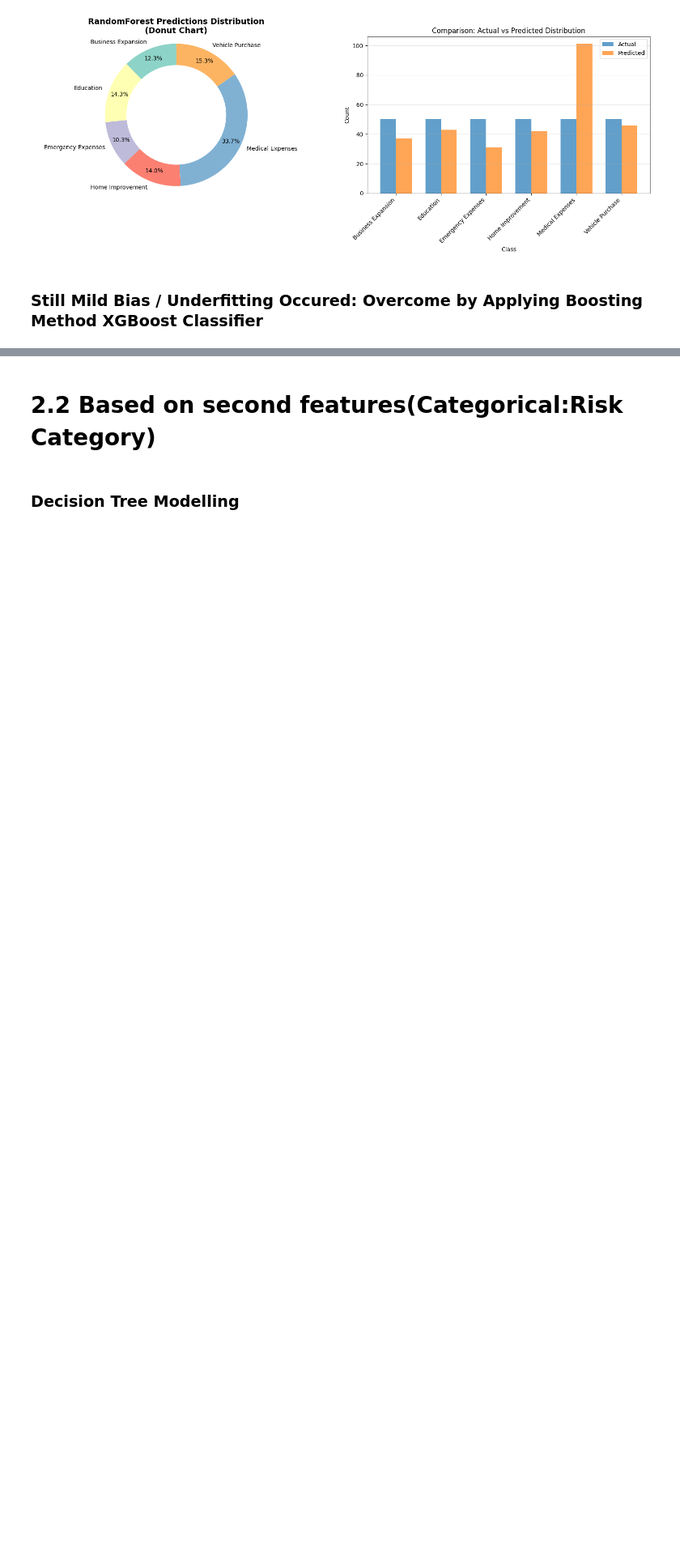
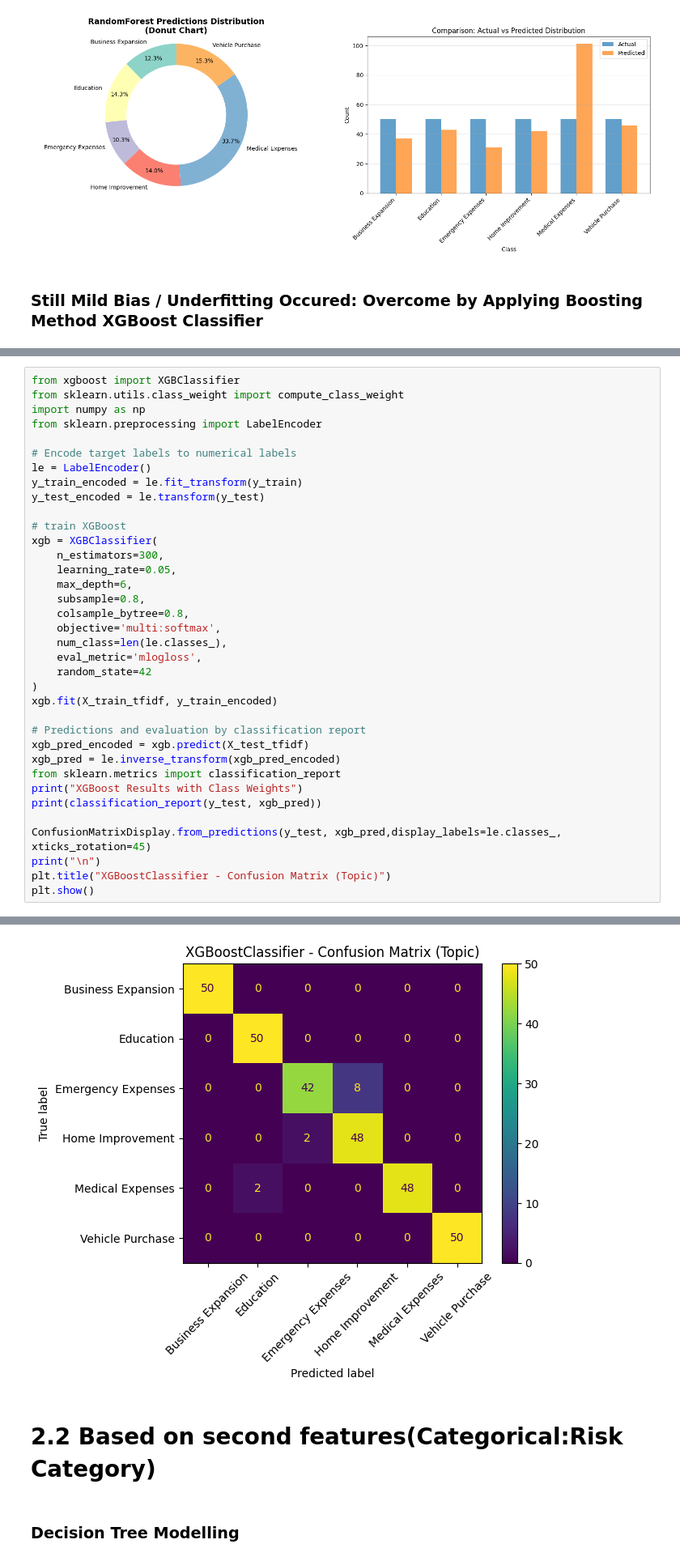
Before and after one commit to linlin0708/Data-Mining-Group-Project, a Jupyter notebook: DataMiningGP.ipynb, the cells around one changed output, grey strips where cells are left out. Shown at 81% size. Cells and saved outputs as stored; diff of their text form; blank space fills up the shorter version.

Commit message:
Added XGBoost for Boosting

```diff
--- a/DataMiningGP.ipynb
+++ b/DataMiningGP.ipynb
@@ -528,0 +531,37 @@ plt.show()
+# %%
+from xgboost import XGBClassifier
+from sklearn.utils.class_weight import compute_class_weight
+import numpy as np
+from sklearn.preprocessing import LabelEncoder
+
+# Encode target labels to numerical labels
+le = LabelEncoder()
+y_train_encoded = le.fit_transform(y_train)
+y_test_encoded = le.transform(y_test)
+
+# train XGBoost
+xgb = XGBClassifier(
+    n_estimators=300,
+    learning_rate=0.05,
+    max_depth=6,
+    subsample=0.8,
+    colsample_bytree=0.8,
+    objective='multi:softmax',
+    num_class=len(le.classes_),
+    eval_metric='mlogloss',
+    random_state=42
+)
+xgb.fit(X_train_tfidf, y_train_encoded)
+
+# Predictions and evaluation by classification report
+xgb_pred_encoded = xgb.predict(X_test_tfidf)
+xgb_pred = le.inverse_transform(xgb_pred_encoded)
+from sklearn.metrics import classification_report
+print("XGBoost Results with Class Weights")
+print(classification_report(y_test, xgb_pred))
+
+ConfusionMatrixDisplay.from_predictions(y_test, xgb_pred,display_labels=le.classes_, xticks_rotation=45)
+print("\n")
+plt.title("XGBoostClassifier - Confusion Matrix (Topic)")
+plt.show()
+# %% [output]
@@ -529,3 +581,4 @@ plt.show()
+[figure, added]
 # %% [markdown]
 # 2.2 Based on second features(Categorical:Risk Category)
 # %% [markdown]
```
Also changed, not shown: parts of 2 cells of this notebook.
